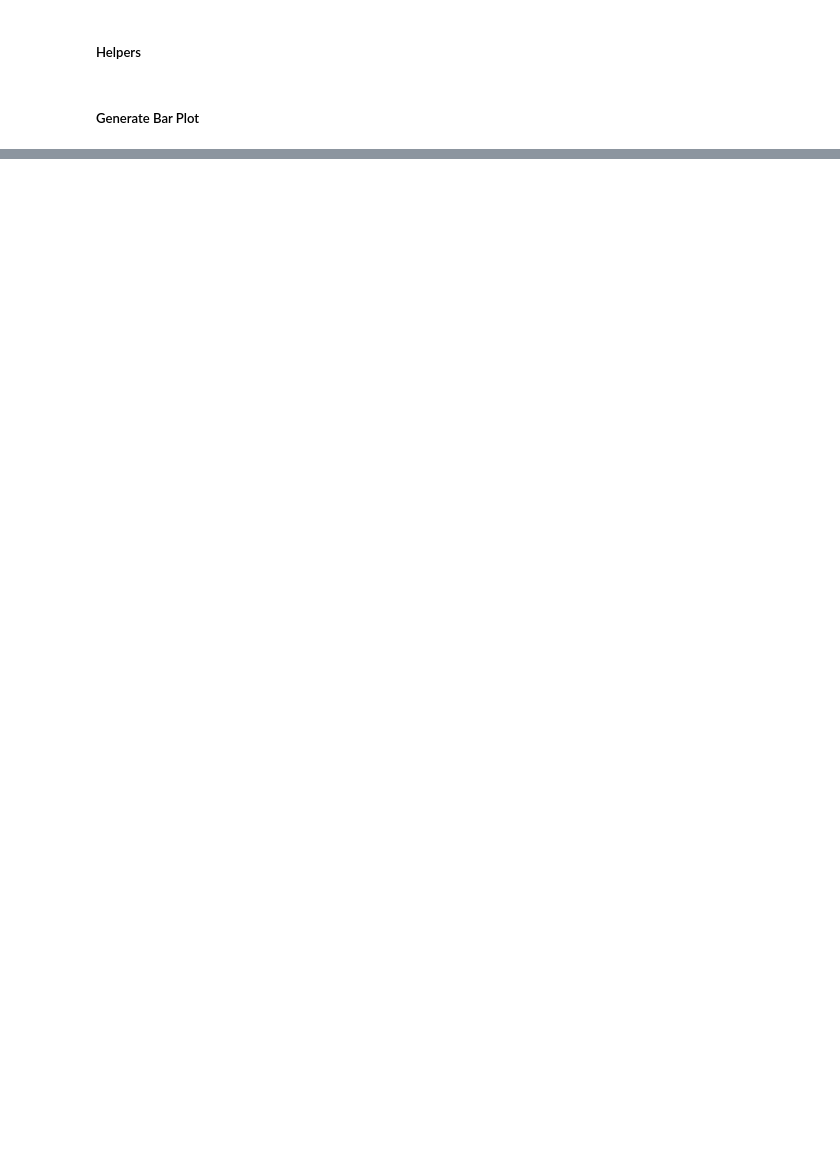
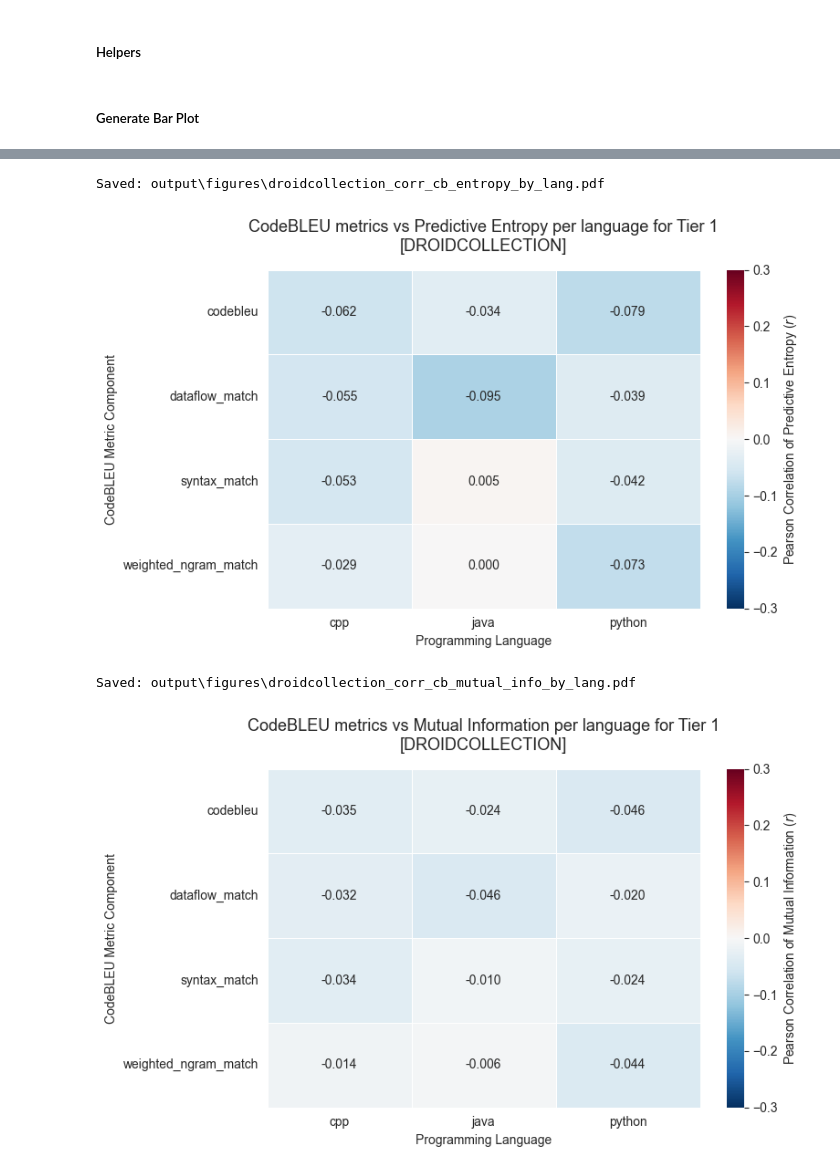
Before and after one commit to springfeld7/dt133g-thesis-project, a Jupyter notebook: notebooks/visualize_results.ipynb, the cells around one changed output, grey strips where cells are left out. Saved outputs shown, nothing was run; the diff lists cells and outputs as text; code cells hidden in the pictures; blank space fills up the shorter version.

```diff
--- a/notebooks/visualize_results.ipynb
+++ b/notebooks/visualize_results.ipynb
@@ -571,0 +679,3 @@ Saved: output\figures\codet_m4_ablation_macro_f1_tier_1.pdf
+# %%
+cb_scores = pd.read_csv("output/code_bleu_scores.csv")
+cb_scores.head()
@@ -571,0 +696,12 @@ Saved: output\figures\codet_m4_ablation_macro_f1_tier_1.pdf
+# %%
+components = ["codebleu", "weighted_ngram_match_score", "syntax_match_score", "dataflow_match_score"]
+
+cb_current_ds = cb_scores[cb_scores["dataset"] == DATASET_NAME]
+merged_df = pd.merge(
+    df_raw,
+    cb_current_ds[['snippet_id', 'tier', 'language'] + components],
+    on=['snippet_id', 'tier', 'language'],
+    how='inner'
+)
+
+merged_df.head()
@@ -571,0 +715,47 @@ Saved: output\figures\codet_m4_ablation_macro_f1_tier_1.pdf
+# %%
+def plot_component_correlation(df_source, metrics, tier="tier_1", languages=LANGUAGES):
+    df_source = df_source.copy()
+
+    for metric in metrics:
+        corr_list = []
+
+        for lang in languages:
+            lang_subset = df_source[(df_source['language'] == lang) & (df_source['tier'] == tier)]
+
+            for col in components:
+                r = lang_subset[col].corr(lang_subset[metric], method='pearson')
+                corr_list.append({'Language': lang, 'Component': col.replace('_score', ''), 'Correlation': r})
+
+        corr_df = pd.DataFrame(corr_list)
+        heatmap_data = corr_df.pivot(index='Component', columns='Language', values='Correlation')
+        fig, ax = plt.subplots(figsize=(8, 5))
+
+        sns.heatmap(
+            heatmap_data,
+            annot=True,
+            cmap="RdBu_r",
+            vmin=-0.3,
+            vmax=0.3,
+            fmt=".3f",
+            linewidths=.5,
+            cbar_kws={"label": f"Pearson Correlation of {METRIC_LABELS[metric]} ($r$)"},
+            ax=ax
+        )
+
+        ds_name = DATASET_NAME.upper().replace("_", "-")
+        ax.set_title(f'CodeBLEU metrics vs {METRIC_LABELS[metric]} per language for {tier.replace("_", " ").title()}\n[{ds_name}]', fontsize=13, pad=15)
+        ax.set_ylabel('CodeBLEU Metric Component')
+        ax.set_xlabel('Programming Language')
+
+        save_path = f"{DATASET_NAME}_corr_cb_{metric}_by_lang"
+        save_figure(fig, save_path)
+
+        plt.tight_layout()
+        plt.show()
+
+plot_component_correlation(merged_df, metrics=["entropy", "mutual_info"])
+# %% [output]
+Saved: output\figures\droidcollection_corr_cb_entropy_by_lang.pdf
+[figure, added]
+Saved: output\figures\droidcollection_corr_cb_mutual_info_by_lang.pdf
+[figure, added]
```
Also changed, not shown: parts of 23 cells of this notebook, 9 other files.
